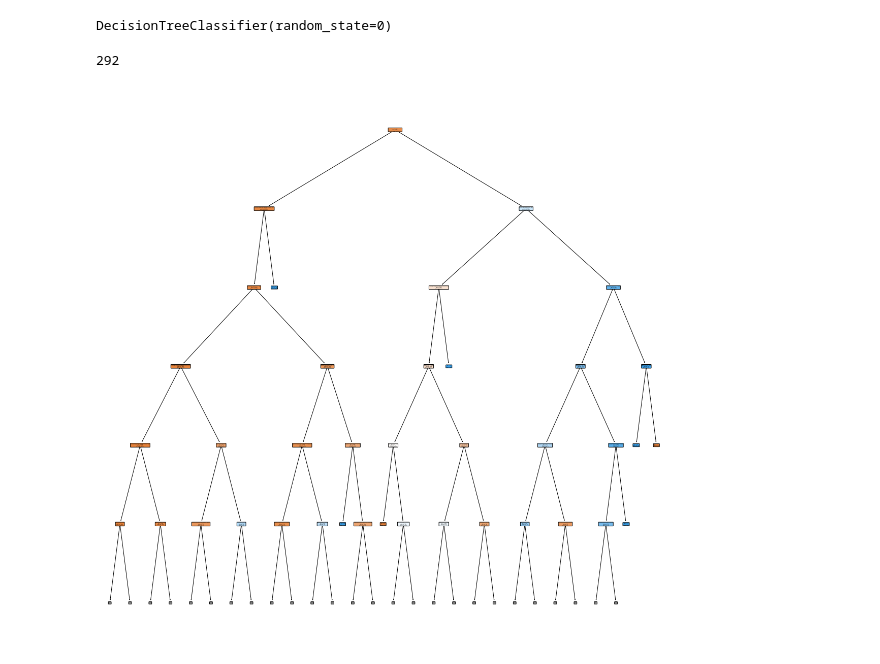
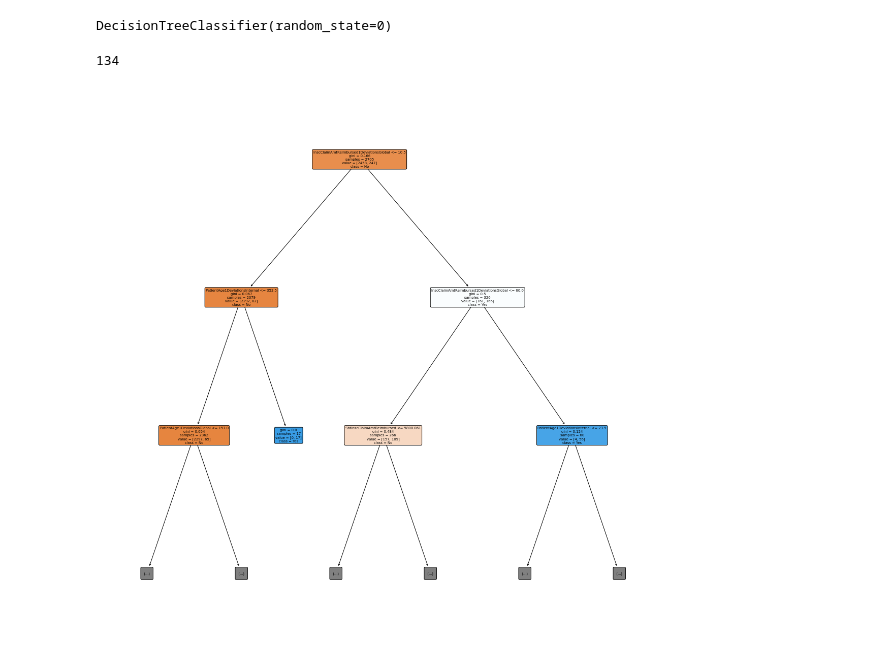
Before and after one commit to supernaut11/data602-final-project, a Jupyter notebook: src/model_fraud_mdehn.ipynb, the cells around one changed output. Saved outputs shown, nothing was run; the diff lists cells and outputs as text; code cells hidden in the pictures.

```diff
--- a/src/model_fraud_mdehn.ipynb
+++ b/src/model_fraud_mdehn.ipynb
@@ -402,0 +388,15 @@ final_frame
+# %%
+from functools import reduce
+dev_frames = []
+
+# Perform internal standard deviation analysis and merge results with the aggregated frame
+dev_frames.append(internal_std_dev_to_frame('PatientAge', 1))
+dev_frames.append(global_std_dev_to_frame('PatientAge', 1))
+dev_frames.append(global_std_dev_to_frame('InscClaimAmtReimbursed', 1))
+
+# Consolidate
+total_dev_frame = reduce(lambda left, right: left.merge(right, how='left', on='Provider'), dev_frames)
+
+# Create final frame to be used in decision tree
+final_frame = agg_frame.merge(total_dev_frame, how='left', on='Provider')
+final_frame
@@ -402,0 +421,9 @@ final_frame
+# %%
+import math
+cutoff = math.floor(len(final_frame) / 2)
+
+train_final_frame = final_frame.iloc[:cutoff, :]
+test_final_frame = final_frame.iloc[cutoff:, :]
+
+train_final_frame
+#test_final_frame
@@ -405,8 +446,9 @@ final_frame
 
 Based on prior statistical evaluation and experimentation, we select independent variables to include in the model.
 # %%
-features = ['MeanInscClaimAmtReimbursed', 'MeanDeductibleAmtPaid', 'StdInscClaimAmtReimbursed', 'StdDeductibleAmtPaid', 'InscClaimAmtReimbursed1Deviations', 'GlobalClaim1Deviations', 'MeanPatientAge', 'MeanGender', 'MeanRace', 'MeanState', 'MeanCounty', 'MeanPatientStayDur', 'MeanClaimDur']
-X = final_frame.reindex(columns=features)
+#features = ['MeanInscClaimAmtReimbursed', 'MeanDeductibleAmtPaid', 'StdInscClaimAmtReimbursed', 'StdDeductibleAmtPaid', 'InscClaimAmtReimbursed1Deviations', 'GlobalClaim1Deviations', 'MeanPatientAge', 'MeanGender', 'MeanRace', 'MeanState', 'MeanCounty', 'MeanPatientStayDur', 'MeanClaimDur']
+features = ['MeanInscClaimAmtReimbursed', 'MeanDeductibleAmtPaid', 'StdInscClaimAmtReimbursed', 'StdDeductibleAmtPaid', 'MeanPatientAge', 'MeanGender', 'MeanRace', 'MeanState', 'MeanCounty', 'MeanPatientStayDur', 'MeanClaimDur', 'PatientAge1DeviationsInternal', 'PatientAge1DeviationsGlobal', 'InscClaimAmtReimbursed1DeviationsGlobal']
+X = train_final_frame.reindex(columns=features)
 X
 # %% [output]
 |  | MeanInscClaimAmtReimbursed | MeanDeductibleAmtPaid | StdInscClaimAmtReimbursed | StdDeductibleAmtPaid | ... |
@@ -428,6 +469,6 @@ X
 
 Define the dependent variables that we are trying to predict
 # %%
-Y = final_frame['PotentialFraud']
+Y = train_final_frame['PotentialFraud']
 Y
 # %% [output]
@@ -465,21 +505,21 @@ DecisionTreeClassifier(random_state=0)
 # %%
 import matplotlib.pyplot as plt
 
 fig_size = plt.rcParams["figure.figsize"]
 fig_size[0] = 20
 fig_size[1] = 20
 plt.rcParams["figure.figsize"] = fig_size
 
 import numpy as np
 sorted = Y.unique()
 sorted = np.sort(sorted)
 sorted = list(map(str, sorted))
 
 sorted
 
 print(clf.get_n_leaves())
 
-plot = tree.plot_tree(clf, rounded=True, filled=True, class_names=sorted, feature_names=features, max_depth=5)
+plot = tree.plot_tree(clf, rounded=True, filled=True, class_names=sorted, feature_names=features, max_depth=2)
 # %% [output]
-292
+134
-[figure, old version]
+[figure, new version]
```
Also changed, not shown: parts of 21 cells of this notebook.
